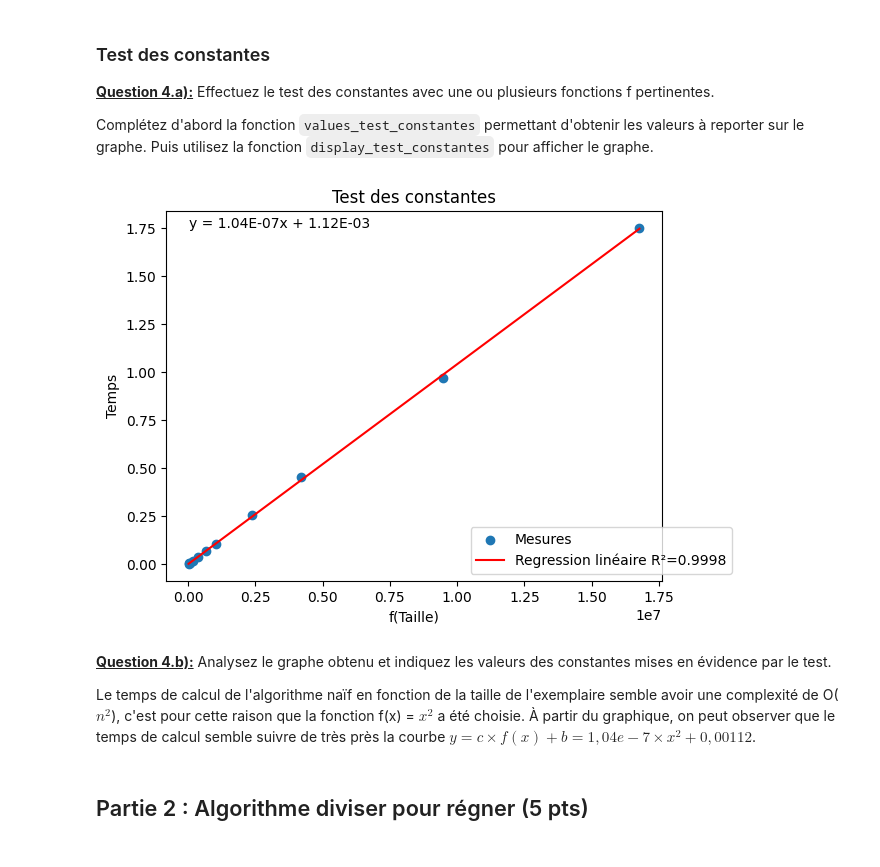
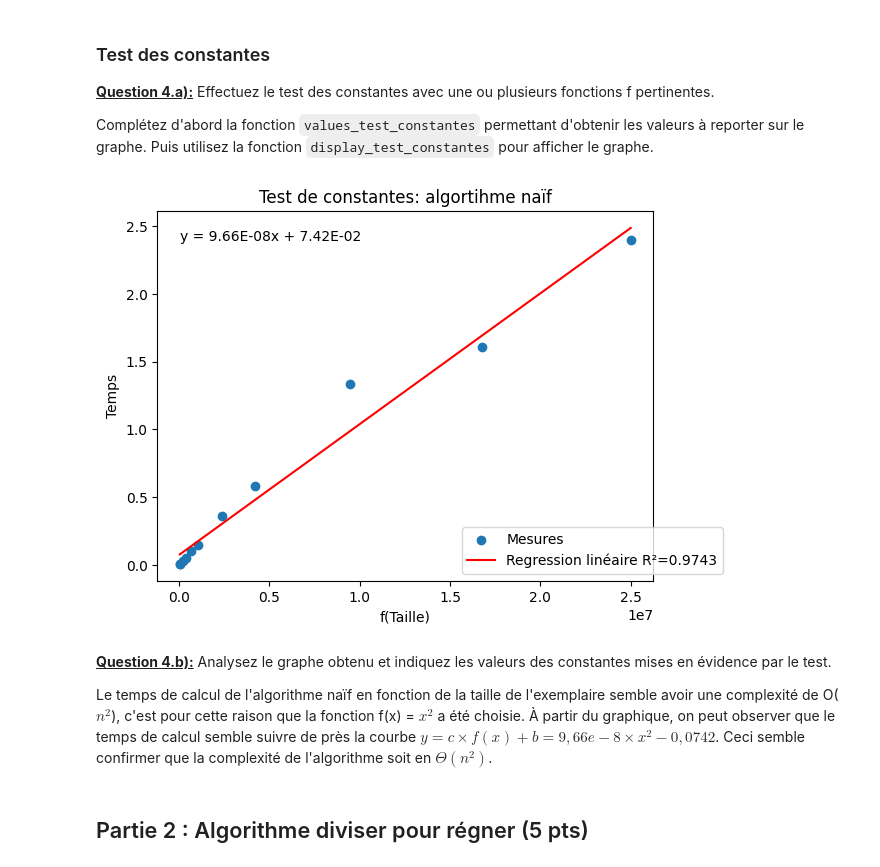
Before and after one commit to UiVieto/INF8775, a Jupyter notebook: TP1-H24.ipynb, the cells around one changed output. Drawn from its saved outputs; the diff is of its cells as text; code cells hidden in the pictures.

```diff
--- a/TP1-H24.ipynb
+++ b/TP1-H24.ipynb
@@ -330,7 +330,7 @@ Pour un nombre n de bâtiments, cet algorithme effectue une boucle sur les bâti
 ### Mesures
 # %%
 # TODO: Utilisez un de vos matricules comme graine et une liste de tailles judicieusement choisies
-dataset = get_dataset(2136374, [128, 188, 256, 434, 612, 818, 1024, 1536, 2048, 3078, 4096])
+dataset = get_dataset(2136374, [188, 256, 434, 612, 818, 1024, 1536, 2048, 3078, 4096, 5000])
 # %%
 measures_bruteforce = measure_procedure(skyline_bruteforce, dataset)
 # %% [output]
@@ -409,21 +409,21 @@ Complétez d'abord la fonction `values_test_constantes` permettant d'obtenir les
 # %%
 def values_test_constantes(measures, f):
     return {
         # TODO: calculez les valeurs x:y pour le test du rapport
         f(x) : y for x, y in measures.items()
     }
 
 # TODO: définissez f judicieusement
 def f(x):
     return x ** 2
 
-display_test_constantes(values_test_constantes(measures_bruteforce, f))
+display_test_constantes(values_test_constantes(measures_bruteforce, f), "Test de constantes: algortihme naïf")
 # %% [output]
-[figure, old version]
+[figure, new version]
 # %% [markdown]
 <u>**Question 4.b):**</u> Analysez le graphe obtenu et indiquez les valeurs des constantes mises en évidence par le test.
 
-Le temps de calcul de l'algorithme naïf en fonction de la taille de l'exemplaire semble avoir une complexité de O($n^2$), c'est pour cette raison que la fonction f(x) = $x^2$ a été choisie. À partir du graphique, on peut observer que le temps de calcul semble suivre de très près la courbe $y = c \times f(x) + b = 1,04e-7 \times x^2 + 0,00112$.
+Le temps de calcul de l'algorithme naïf en fonction de la taille de l'exemplaire semble avoir une complexité de O($n^2$), c'est pour cette raison que la fonction f(x) = $x^2$ a été choisie. À partir du graphique, on peut observer que le temps de calcul semble suivre de près la courbe $y = c \times f(x) + b = 9,66e-8 \times x^2 - 0,0742$. Ceci semble confirmer que la complexité de l'algorithme soit en $\Theta (n^2)$.
 # %% [markdown]
 ## Partie 2 : Algorithme diviser pour régner (5 pts)
 # %% [markdown]
```
Also changed, not shown: parts of 30 cells of this notebook.
